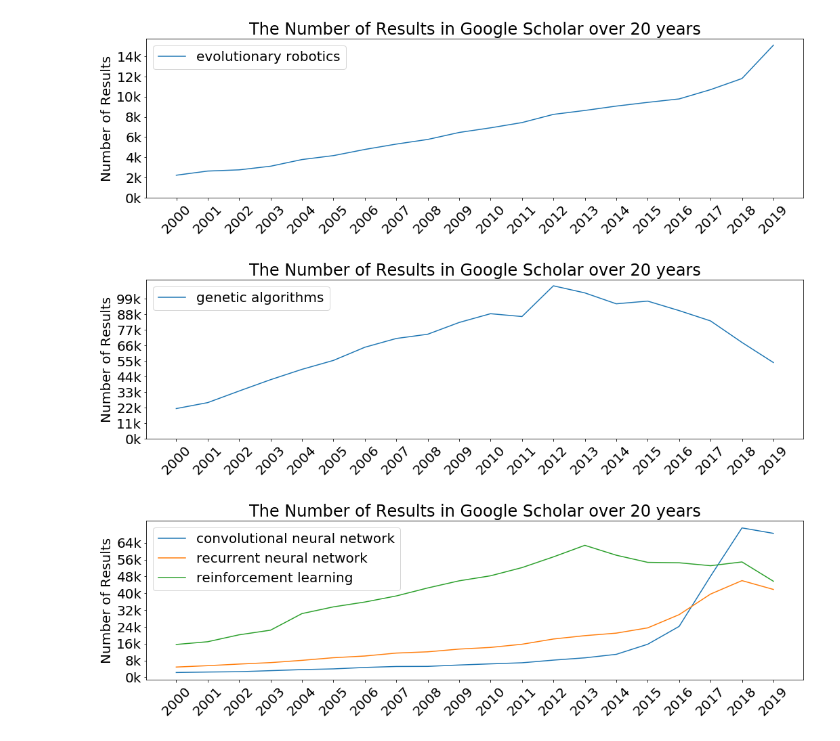
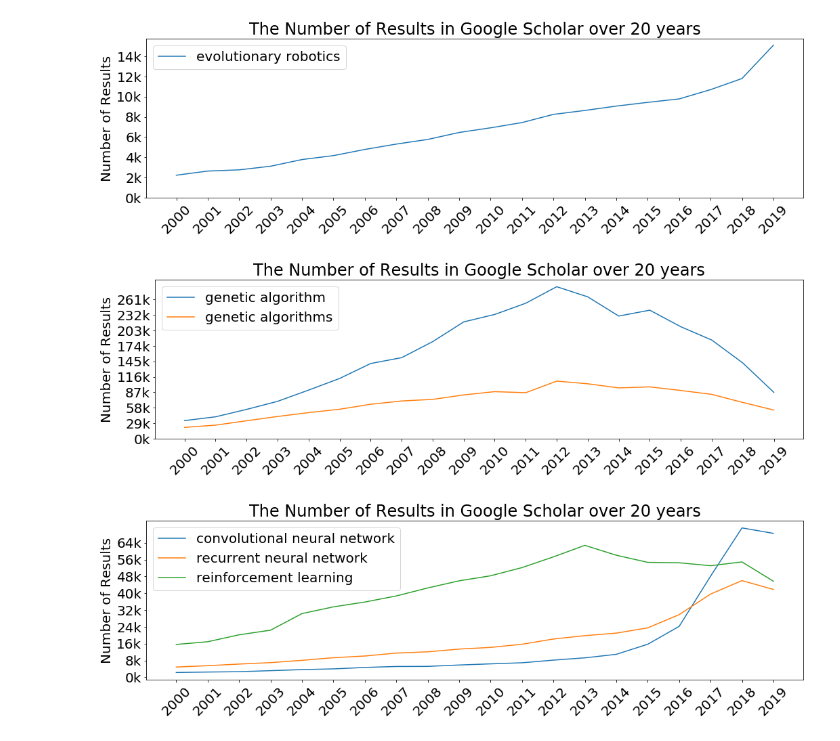
Before and after one commit to liusida/Google-Scholar-Trends, a Jupyter notebook: Google-Scholar-Trends.ipynb, the cells around one changed output. Cells and saved outputs as stored; diff of their text form; code cells hidden in the pictures.

```diff
--- a/Google-Scholar-Trends.ipynb
+++ b/Google-Scholar-Trends.ipynb
@@ -119,9 +124,9 @@ plot_terms(["evolutionary robotics"])
 # %% [output]
 [figure]
 # %%
-plot_terms(["genetic algorithms"])
+plot_terms(["genetic algorithm", "genetic algorithms"])
 # %% [output]
-[figure, old version]
+[figure, new version]
 # %%
 plot_terms(["convolutional neural network", "recurrent neural network", "reinforcement learning"])
 # %% [output]
```
Also changed, not shown: parts of 4 cells of this notebook, 3 other files.
